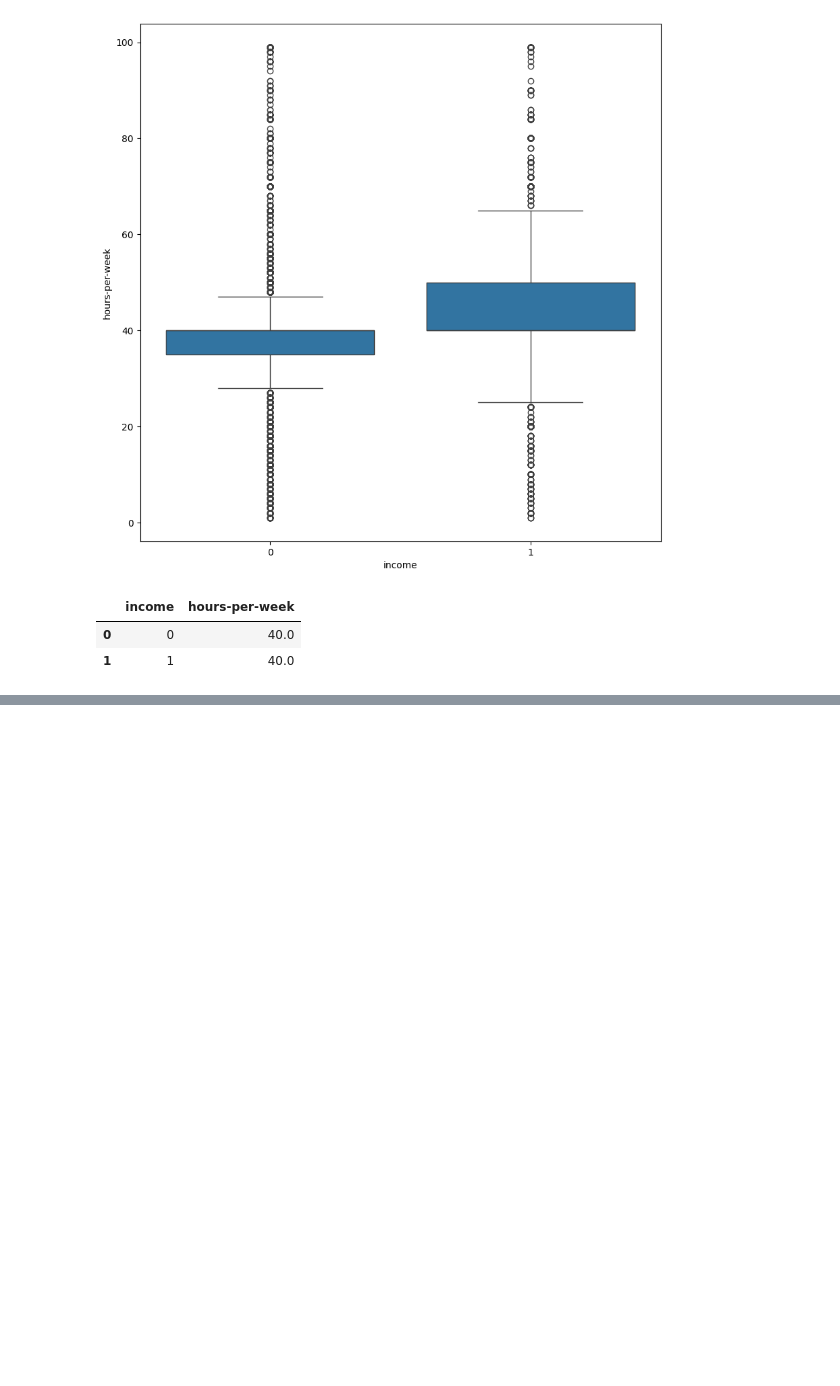
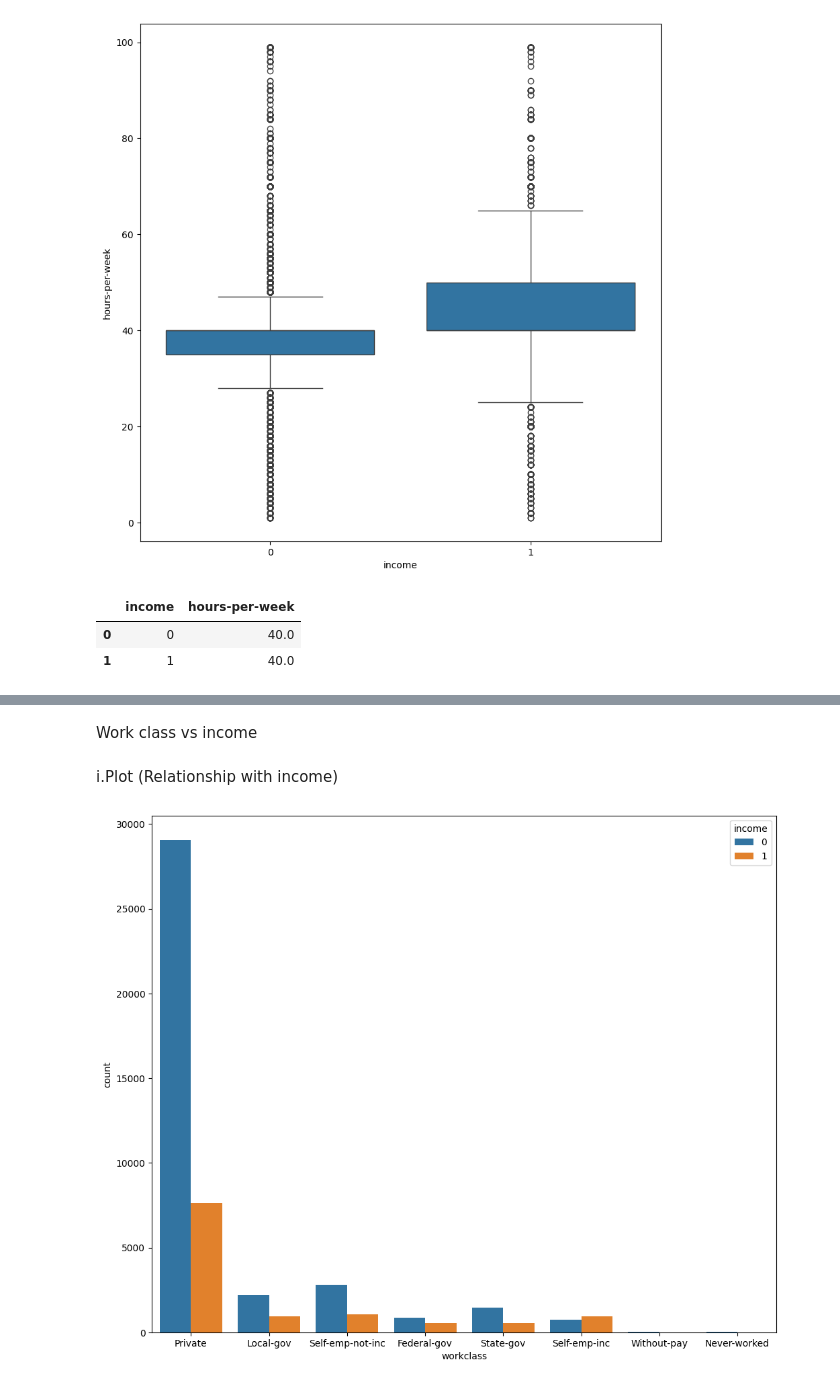
Before and after one commit to dinesh16adh/Data-Science-Projects., a Jupyter notebook: censusdata_analysis.ipynb, the cells around one changed output, grey strips where cells are left out. Saved outputs shown, nothing was run; the diff lists cells and outputs as text; code cells hidden in the pictures; blank space fills up the shorter version.

Commit message:
chisquare test to test relationship between income and workclass

```diff
--- a/censusdata_analysis.ipynb
+++ b/censusdata_analysis.ipynb
@@ -340,0 +373,10 @@ df[['income','hours-per-week']].groupby(['income'],as_index=False).median().sort
+# %% [markdown]
+Work class vs income
+# %% [markdown]
+i.Plot (Relationship with income)
+# %%
+plt.figure(figsize=(12,10))
+sns.countplot(x='workclass',hue='income',data=df)
+plt.show()
+# %% [output]
+[figure, added]
```
Also changed, not shown: parts of 8 cells of this notebook.
